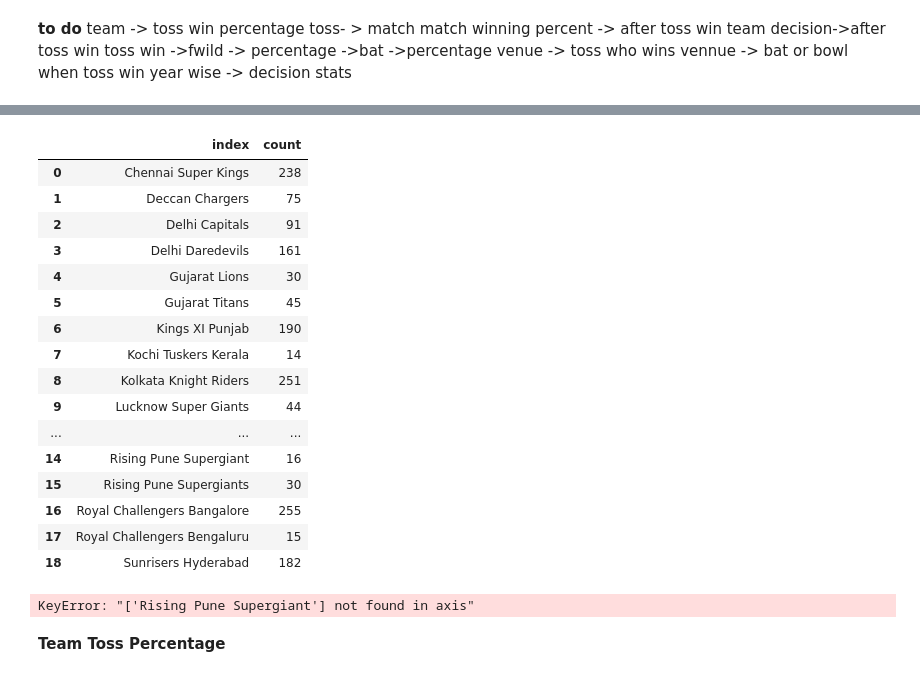
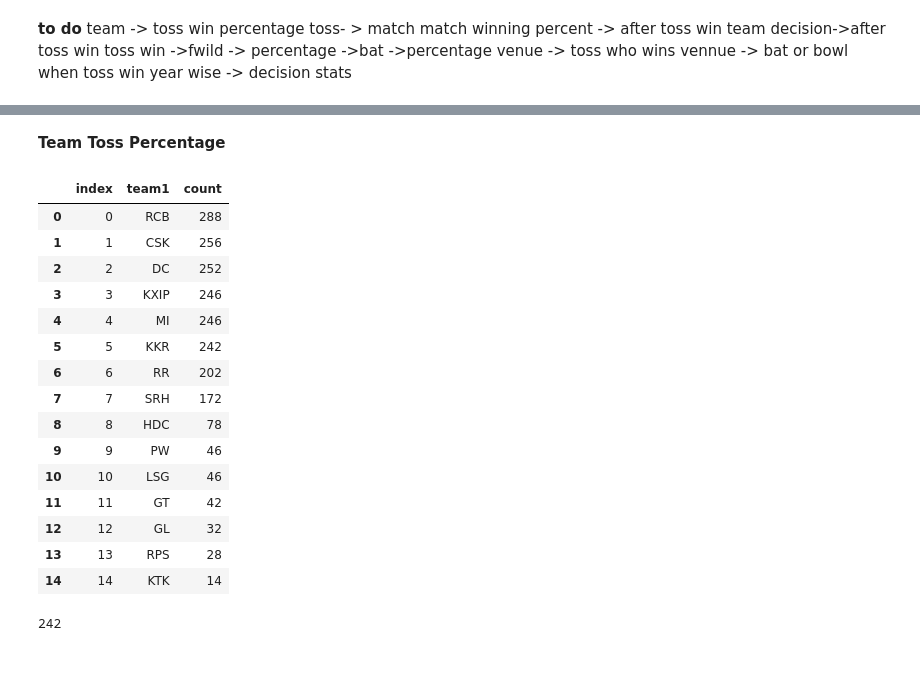
Before and after one commit to AtharvaRGhadigaonkar/IPL_EDA_REPO, a Jupyter notebook: notebooks/eda/Toss_EDA.ipynb, the cells around one changed output, grey strips where cells are left out. Drawn from its saved outputs; the diff is of its cells as text; code cells hidden in the pictures.

```diff
--- a/notebooks/eda/Toss_EDA.ipynb
+++ b/notebooks/eda/Toss_EDA.ipynb
@@ -50,28 +28,34 @@ noofmatches
-# %%
-noofmatches.iloc[15,1]+=noofmatches.iloc[14,1]
-noofmatches.iloc[16,1]+=noofmatches.iloc[17,1]
-noofmatches
-# %% [output]
-|  | index | count |
-| 0 | Chennai Super Kings | 238 |
-| 1 | Deccan Chargers | 75 |
-| 2 | Delhi Capitals | 91 |
-| 3 | Delhi Daredevils | 161 |
-| 4 | Gujarat Lions | 30 |
-| 5 | Gujarat Titans | 45 |
-| 6 | Kings XI Punjab | 190 |
-| 7 | Kochi Tuskers Kerala | 14 |
-| 8 | Kolkata Knight Riders | 251 |
-| 9 | Lucknow Super Giants | 44 |
-| ... | ... | ... |
-| 14 | Rising Pune Supergiant | 16 |
-| 15 | Rising Pune Supergiants | 30 |
-| 16 | Royal Challengers Bangalore | 255 |
-| 17 | Royal Challengers Bengaluru | 15 |
-| 18 | Sunrisers Hyderabad | 182 |
-# %%
-noofmatches.drop(labels="Rising Pune Supergiant",inplace= True)
-# %% [output]
-KeyError: "['Rising Pune Supergiant'] not found in axis"
 # %% [markdown]
 **Team Toss Percentage**
+# %%
+noofmatches = toss_data["team1"].value_counts()+toss_data["team1"].value_counts()
+# %%
+noofmatches = noofmatches.reset_index().reset_index()
+noofmatches
+# %% [output]
+|  | index | team1 | count |
+| 0 | 0 | RCB | 288 |
+| 1 | 1 | CSK | 256 |
+| 2 | 2 | DC | 252 |
+| 3 | 3 | KXIP | 246 |
+| 4 | 4 | MI | 246 |
+| 5 | 5 | KKR | 242 |
+| 6 | 6 | RR | 202 |
+| 7 | 7 | SRH | 172 |
+| 8 | 8 | HDC | 78 |
+| 9 | 9 | PW | 46 |
+| 10 | 10 | LSG | 46 |
+| 11 | 11 | GT | 42 |
+| 12 | 12 | GL | 32 |
+| 13 | 13 | RPS | 28 |
+| 14 | 14 | KTK | 14 |
+# %%
+def no_of_matches(team):
+    for j, i in enumerate(noofmatches['team1']):
+        if(i==team):
+            return(noofmatches.iat[j,2])
+
+var = no_of_matches('KKR')
+print(var)
+# %% [output]
+242
```
Also changed, not shown: parts of 4 cells of this notebook, 2 other files.
